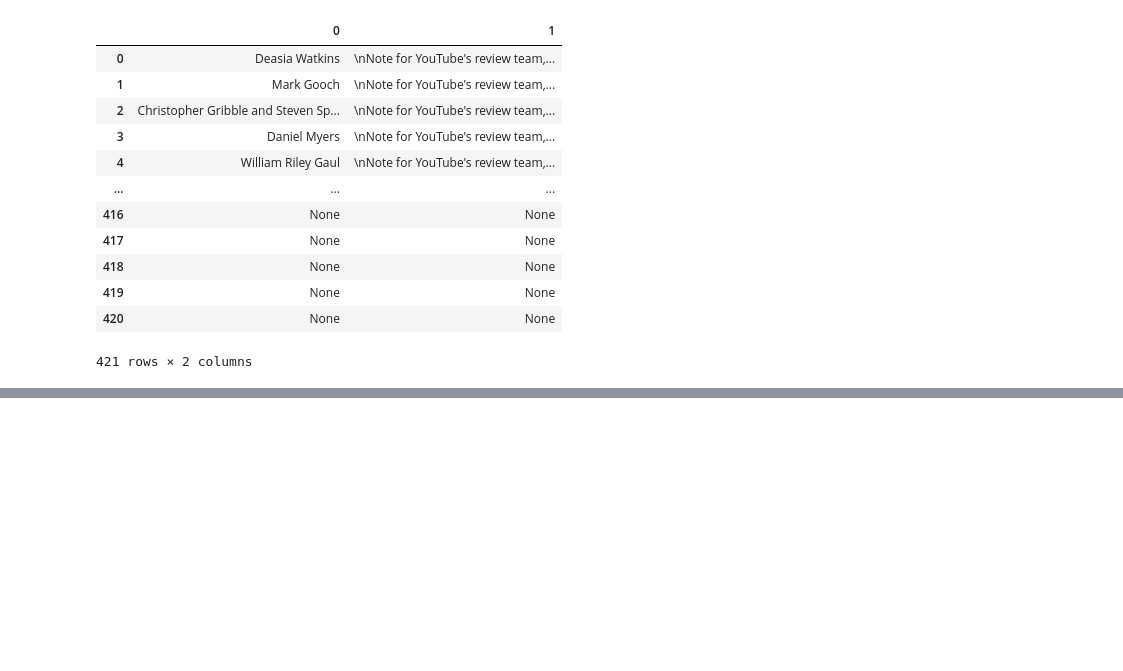
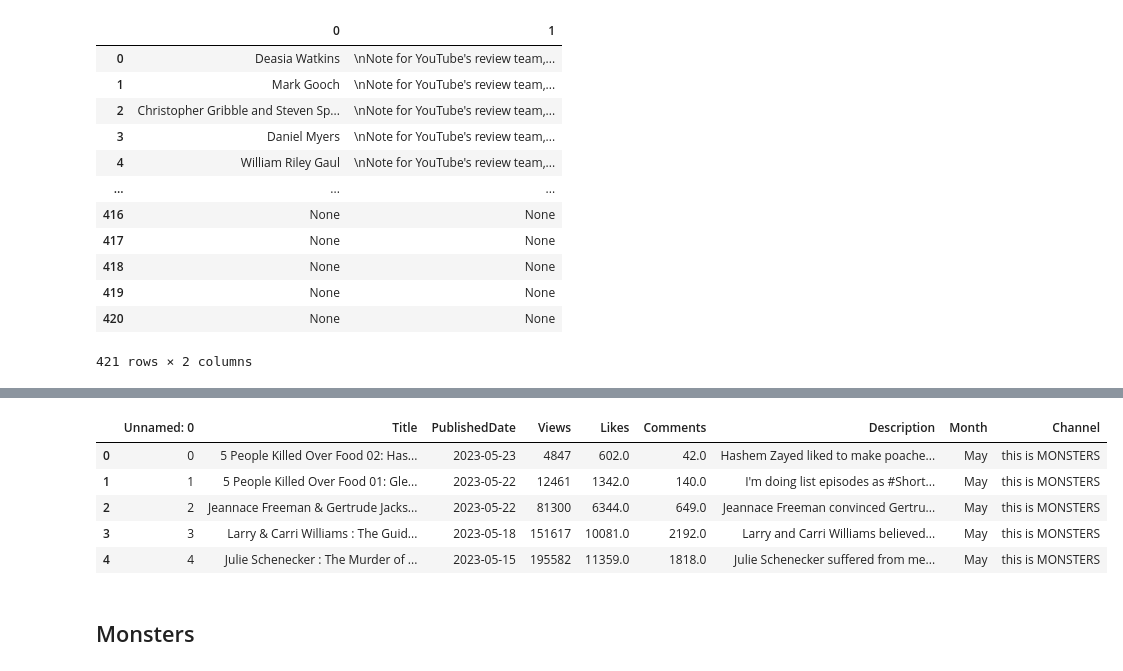
Before and after one commit to mhapich/trueCrime, a Jupyter notebook: videoNLP.ipynb, the cells around one changed output, grey strips where cells are left out. Drawn from its saved outputs; the diff is of its cells as text; code cells hidden in the pictures; blank space fills up the shorter version.

```diff
--- a/videoNLP.ipynb
+++ b/videoNLP.ipynb
@@ -142,0 +403,11 @@ Name: 0, dtype: object
+# %%
+monsters.head()
+# %% [output]
+|  | Unnamed: 0 | Title | PublishedDate | Views | Likes | Comments | Description | Month | Channel |
+| 0 | 0 | 5 People Killed Over Food 02: Has... | 2023-05-23 | 4847 | 602.0 | 42.0 | Hashem Zayed liked to make poache... | May | this is MONSTERS |
+| 1 | 1 | 5 People Killed Over Food 01: Gle... | 2023-05-22 | 12461 | 1342.0 | 140.0 | I'm doing list episodes as #Short... | May | this is MONSTERS |
+| 2 | 2 | Jeannace Freeman & Gertrude Jacks... | 2023-05-22 | 81300 | 6344.0 | 649.0 | Jeannace Freeman convinced Gertru... | May | this is MONSTERS |
+| 3 | 3 | Larry & Carri Williams : The Guid... | 2023-05-18 | 151617 | 10081.0 | 2192.0 | Larry and Carri Williams believed... | May | this is MONSTERS |
+| 4 | 4 | Julie Schenecker : The Murder of ... | 2023-05-15 | 195582 | 11359.0 | 1818.0 | Julie Schenecker suffered from me... | May | this is MONSTERS |
+# %% [markdown]
+## Monsters
```
Also changed, not shown: parts of 61 cells of this notebook.
